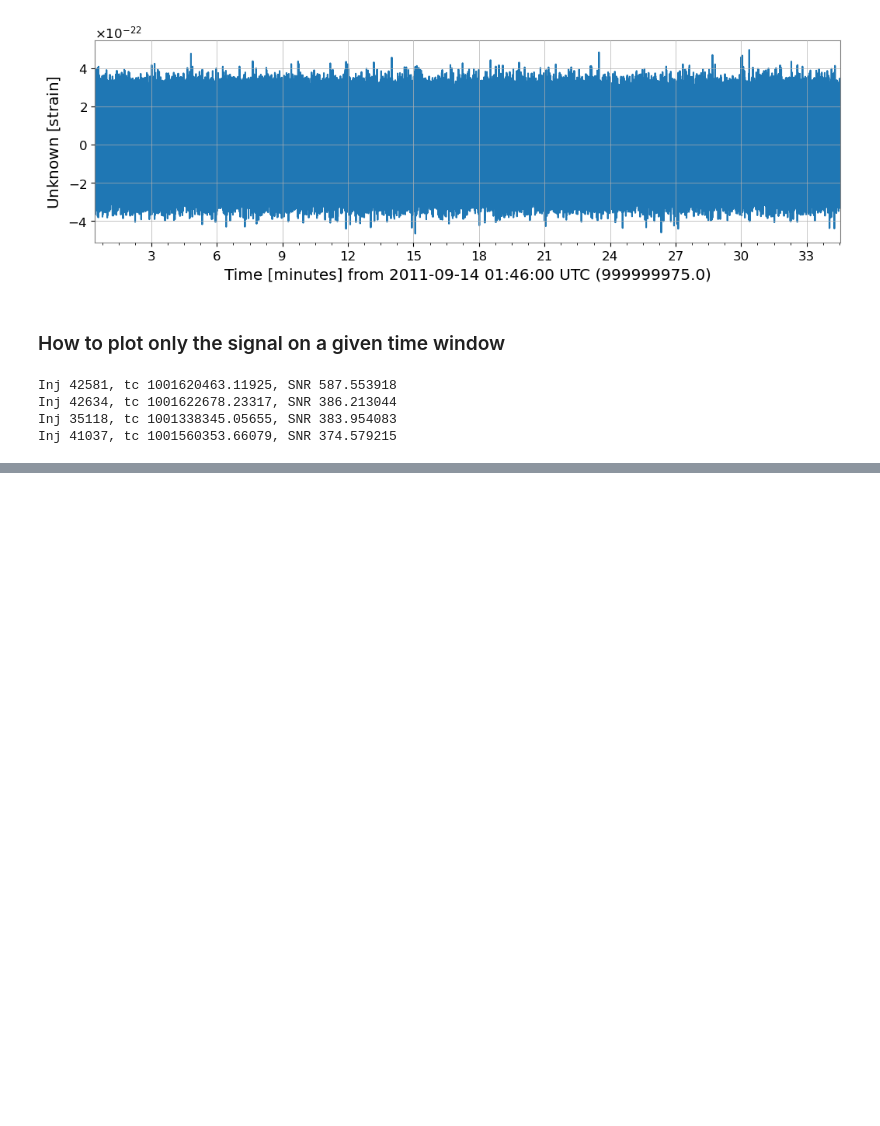
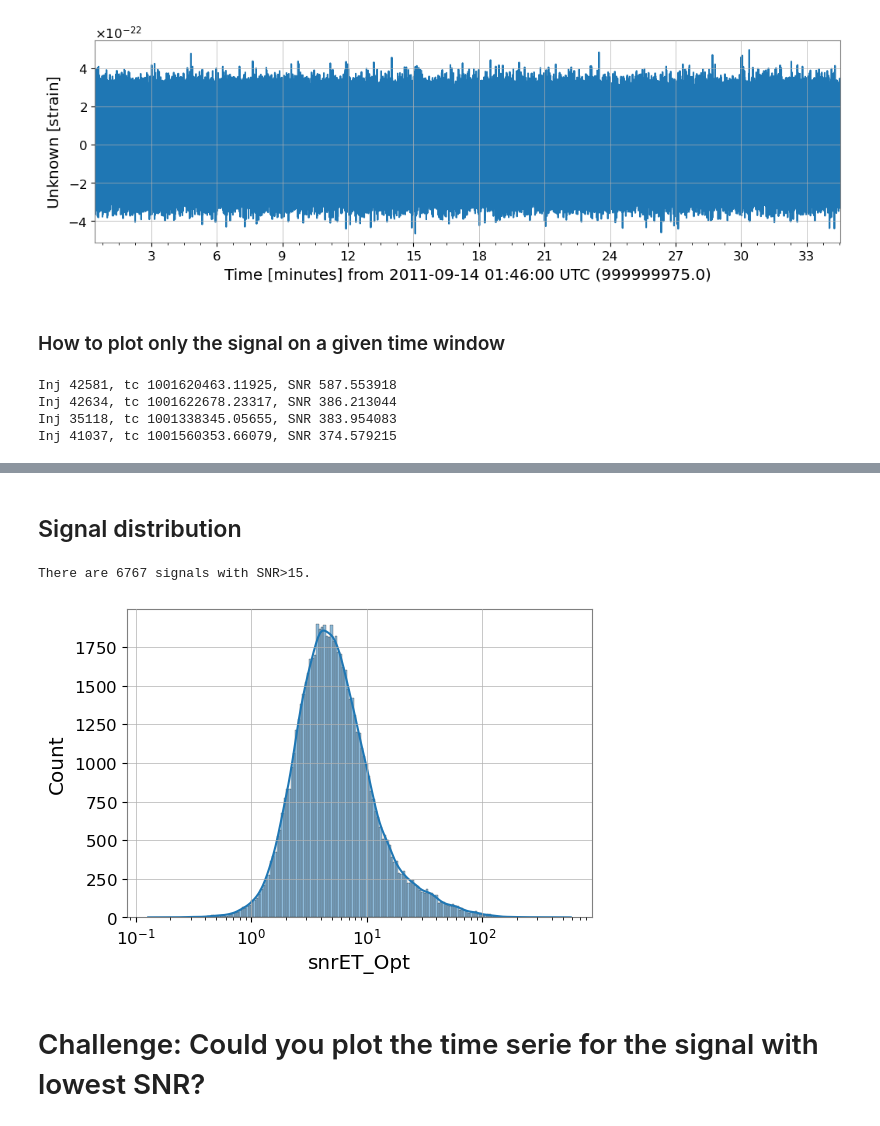
Before and after one commit to elenacuoco/ET-MDC-Tutorials, a Jupyter notebook: notebooks/ReadAndPlot.ipynb, the cells around one changed output, grey strips where cells are left out. Cells and saved outputs as stored; diff of their text form; code cells hidden in the pictures; blank space fills up the shorter version.

```diff
--- a/notebooks/ReadAndPlot.ipynb
+++ b/notebooks/ReadAndPlot.ipynb
@@ -225,0 +228,14 @@ plt.show()
+# %% [markdown]
+## Signal distribution
+# %%
+# Plot distribution of SNRs
+print(f'There are {sum(signals["snrET_Opt"]>15)} signals with SNR>15.')
+fig = plt.figure(figsize=(6,4))
+ax = fig.gca()
+sns.histplot(signals['snrET_Opt'], log_scale=(True,False), kde=True, ax=ax)
+plt.show()
+# %% [output]
+There are 6767 signals with SNR>15.
+[figure, added]
+# %% [markdown]
+# Challenge: Could you plot the time serie for the signal with lowest SNR?
```
Also changed, not shown: parts of 1 cell of this notebook, 1 other file.
